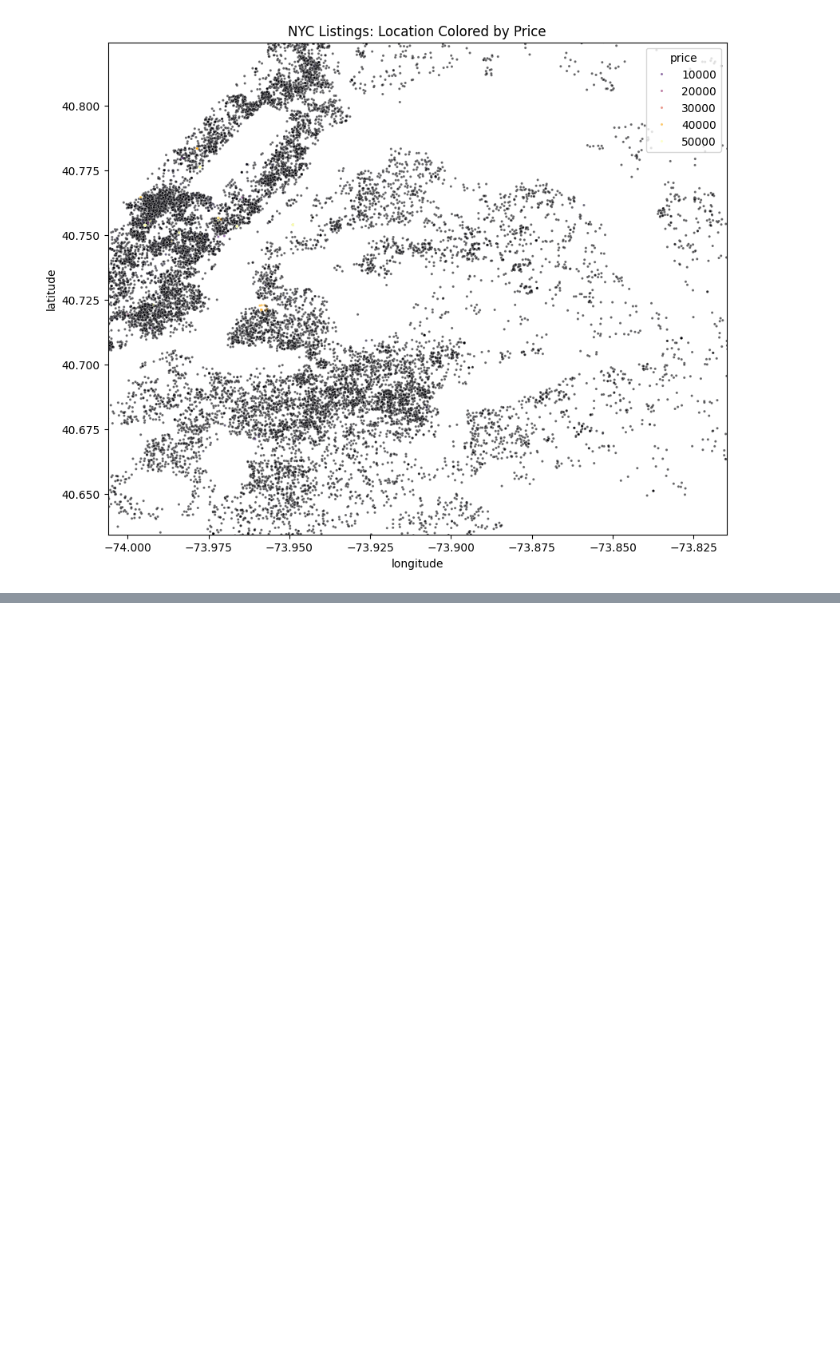
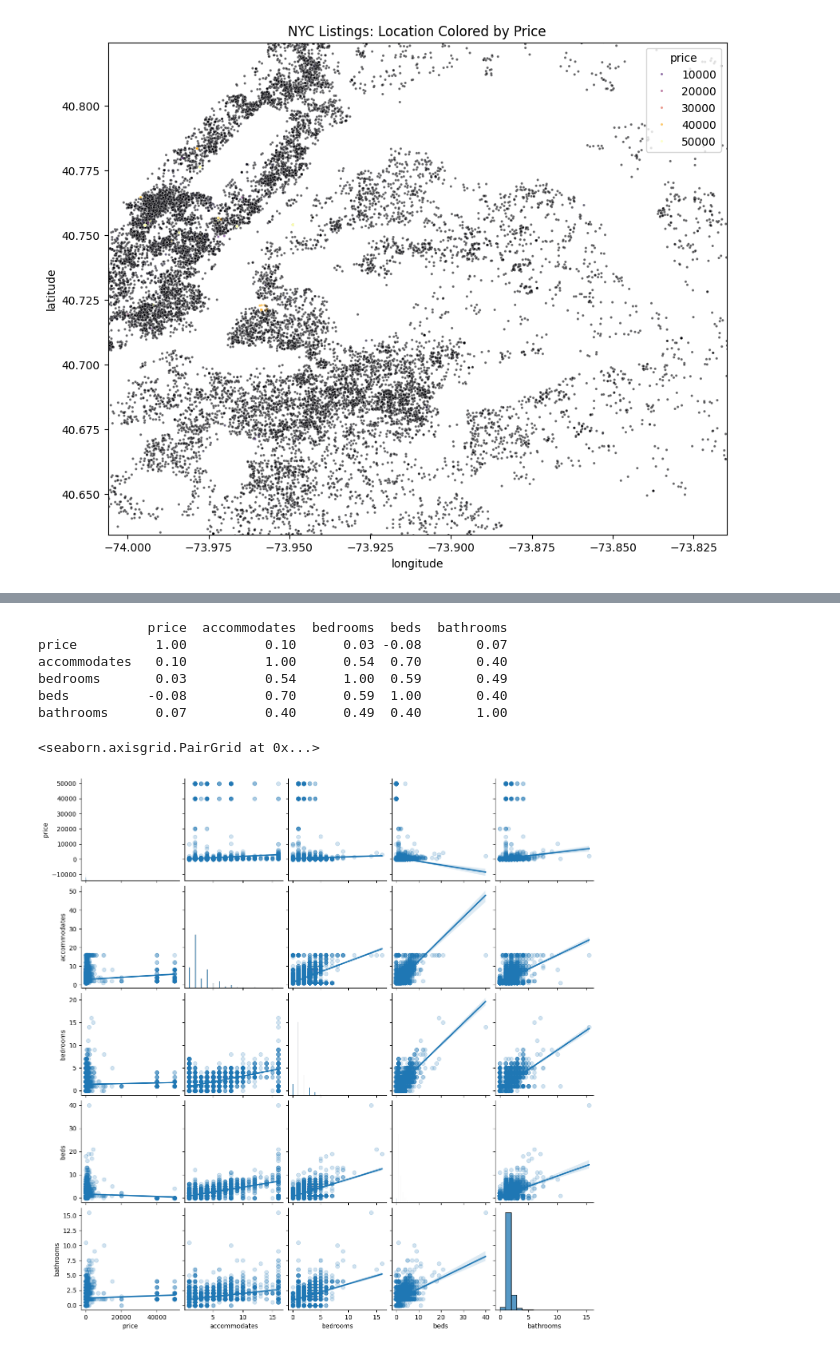
Before and after one commit to mitchster21/STAT486_FINAL, a Jupyter notebook: demo/eda.ipynb, the cells around one changed output, grey strips where cells are left out. Saved outputs shown, nothing was run; the diff lists cells and outputs as text; code cells hidden in the pictures; blank space fills up the shorter version.

```diff
--- a/demo/eda.ipynb
+++ b/demo/eda.ipynb
@@ -136,0 +218,12 @@ plt.show()
+# %%
+print(df[['price','accommodates','bedrooms','beds','bathrooms']].corr().round(2))
+sns.pairplot(df, vars=['price','accommodates','bedrooms','beds','bathrooms'], kind='reg', plot_kws={'scatter_kws':{'alpha':0.2}})
+# %% [output]
+              price  accommodates  bedrooms  beds  bathrooms
+price          1.00          0.10      0.03 -0.08       0.07
+accommodates   0.10          1.00      0.54  0.70       0.40
+bedrooms       0.03          0.54      1.00  0.59       0.49
+beds          -0.08          0.70      0.59  1.00       0.40
+bathrooms      0.07          0.40      0.49  0.40       1.00
+<seaborn.axisgrid.PairGrid at 0x...>
+[figure, added]
```
Also changed, not shown: parts of 8 cells of this notebook.
